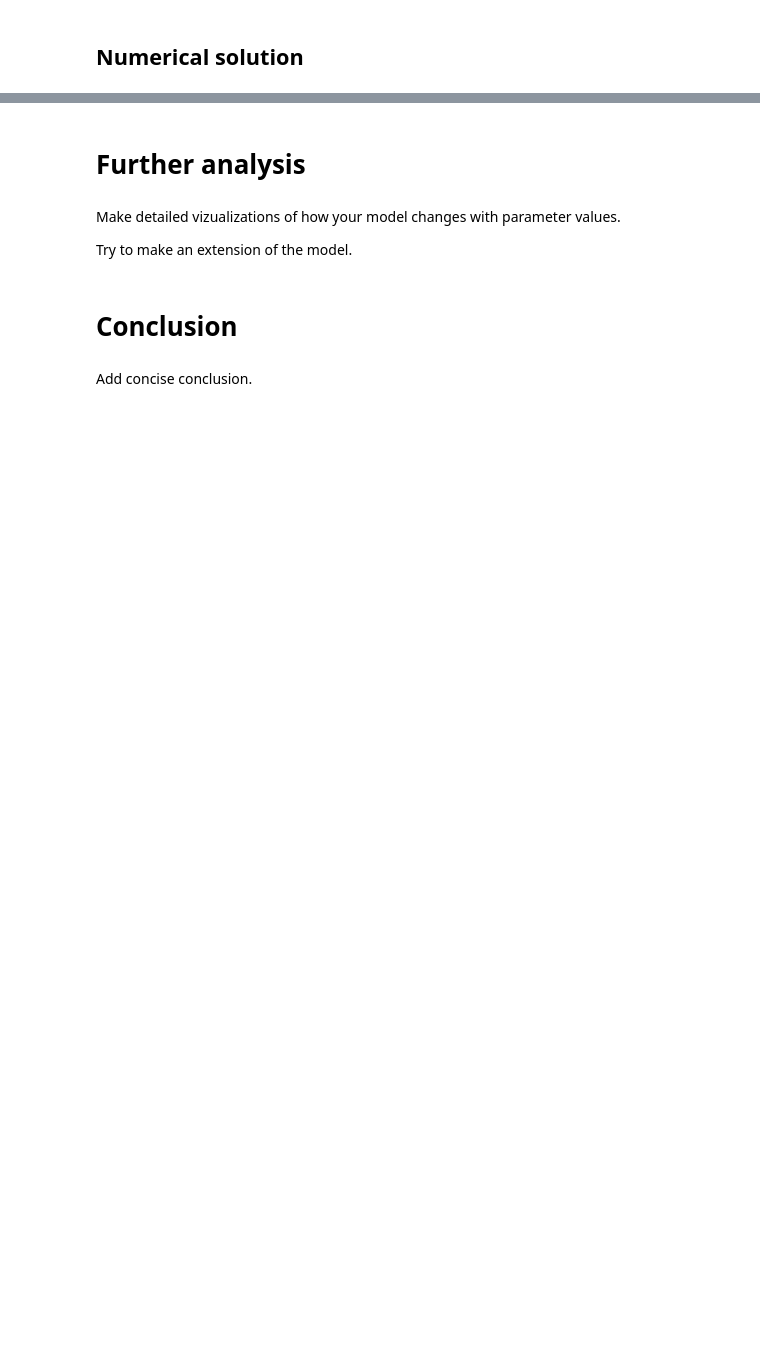
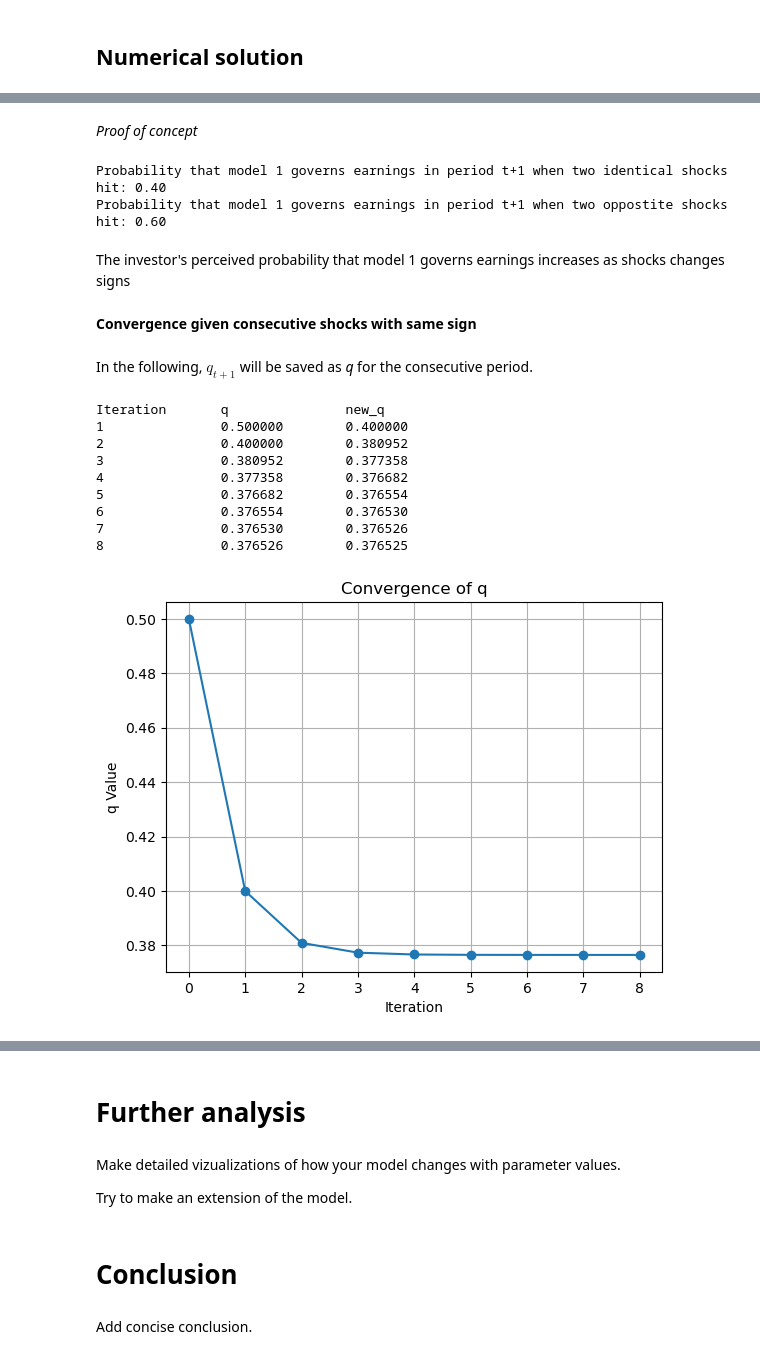
Before and after one commit to NumEconCopenhagen/projects-2024-kt, a Jupyter notebook: modelproject/modelproject.ipynb, the cells around one changed output, grey strips where cells are left out. Saved outputs shown, nothing was run; the diff lists cells and outputs as text; code cells hidden in the pictures; blank space fills up the shorter version.

```diff
--- a/modelproject/modelproject.ipynb
+++ b/modelproject/modelproject.ipynb
@@ -104,0 +93,4 @@ Are there any problems with convergence? Does the model converge for all startin
+# %%
+from modelproject import InvestorForecast
+model = InvestorForecast()
+par = model.par
@@ -104,0 +101,27 @@ Are there any problems with convergence? Does the model converge for all startin
+# %% [markdown]
+_Proof of concept_
+# %%
+print(f'Probability that model 1 governs earnings in period t+1 when two identical shocks hit: {model.forecast(1,1,par.q_ini):.2f}')
+print(f'Probability that model 1 governs earnings in period t+1 when two oppostite shocks hit: {model.forecast(1,-1,par.q_ini):.2f}')
+# %% [output]
+Probability that model 1 governs earnings in period t+1 when two identical shocks hit: 0.40
+Probability that model 1 governs earnings in period t+1 when two oppostite shocks hit: 0.60
+# %% [markdown]
+The investor's perceived probability that model 1 governs earnings increases as shocks changes signs
+# %% [markdown]
+**Convergence given consecutive shocks with same sign**
+# %% [markdown]
+In the following, $q_{t+1}$ will be saved as _q_ for the consecutive period.
+# %%
+model.convergence(1,1)
+# %% [output]
+Iteration       q               new_q
+1               0.500000        0.400000
+2               0.400000        0.380952
+3               0.380952        0.377358
+4               0.377358        0.376682
+5               0.376682        0.376554
+6               0.376554        0.376530
+7               0.376530        0.376526
+8               0.376526        0.376525
+[figure, added]
```
Also changed, not shown: parts of 12 cells of this notebook, 1 other file.
